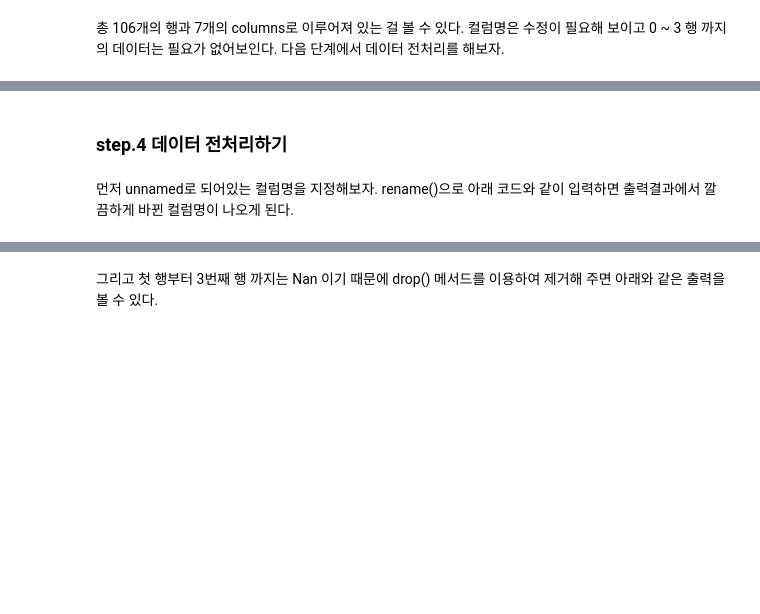
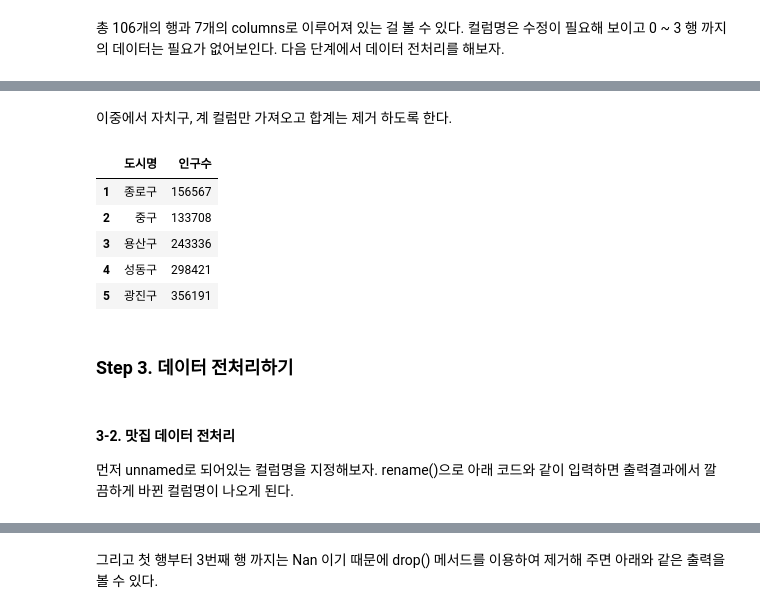
Before and after one commit to jaeyoon89/tasty_road, a Jupyter notebook: tasty_road.ipynb, the cells around one changed output, grey strips where cells are left out. Cells and saved outputs as stored; diff of their text form; code cells hidden in the pictures; blank space fills up the shorter version.

```diff
--- a/tasty_road.ipynb
+++ b/tasty_road.ipynb
@@ -84,0 +91,2 @@ seoul_df.head()
+# %% [markdown]
+이중에서 자치구, 계 컬럼만 가져오고 합계는 제거 하도록 한다.
@@ -85,6 +100,17 @@ seoul_df.head()
+# %%
+cencus_seoul_gu.head()
+# %% [output]
+|  | 도시명 | 인구수 |
+| 1 | 종로구 | 156567 |
+| 2 | 중구 | 133708 |
+| 3 | 용산구 | 243336 |
+| 4 | 성동구 | 298421 |
+| 5 | 광진구 | 356191 |
 # %% [markdown]
-### step.4 데이터 전처리하기
+### Step 3. 데이터 전처리하기
 # %% [markdown]
+#### 3-2. 맛집 데이터 전처리
+
 먼저 unnamed로 되어있는 컬럼명을 지정해보자. rename()으로 아래 코드와 같이 입력하면 출력결과에서 깔끔하게 바뀐 컬럼명이 나오게 된다.
 # %%
 seoul_df.rename(columns = {'Unnamed: 0':'지역',
```
Also changed, not shown: parts of 57 cells of this notebook.
